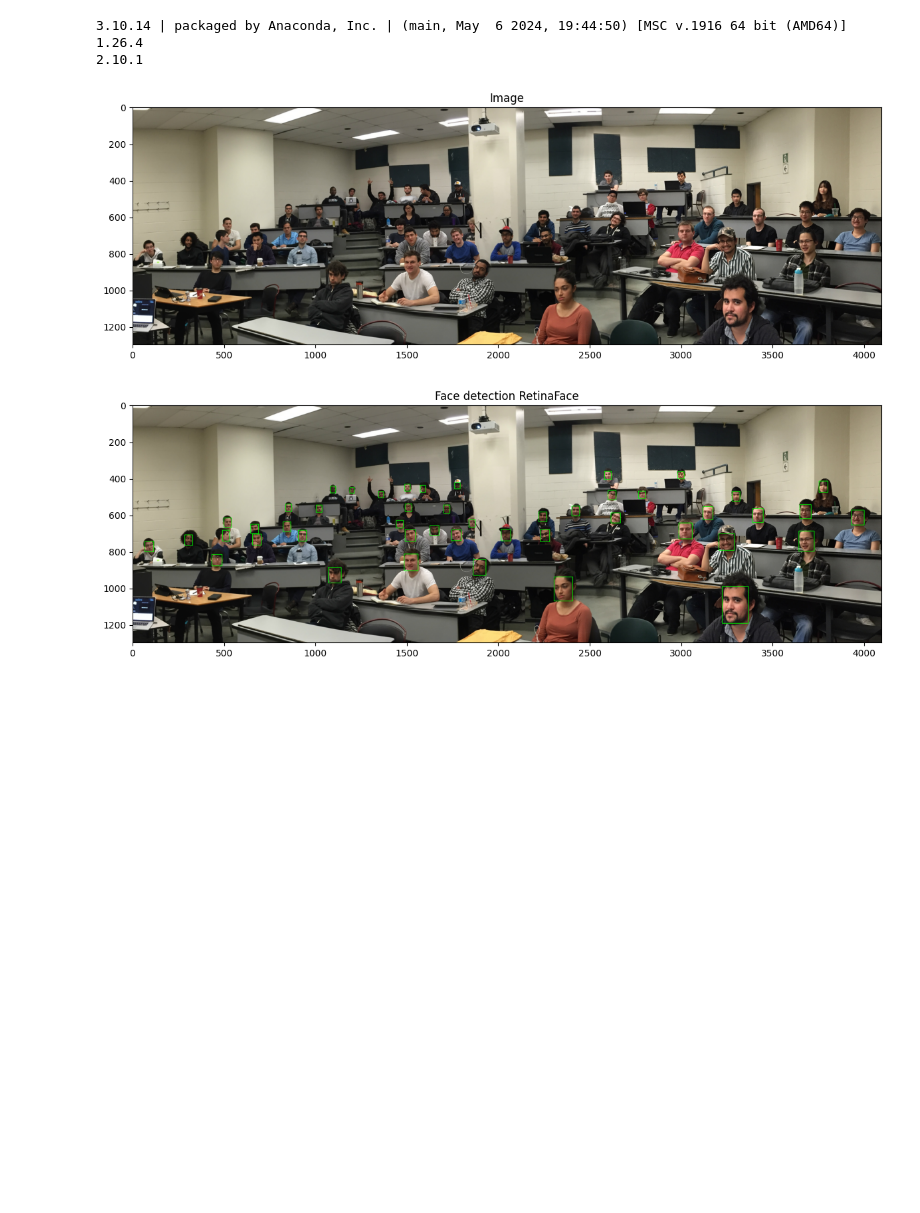
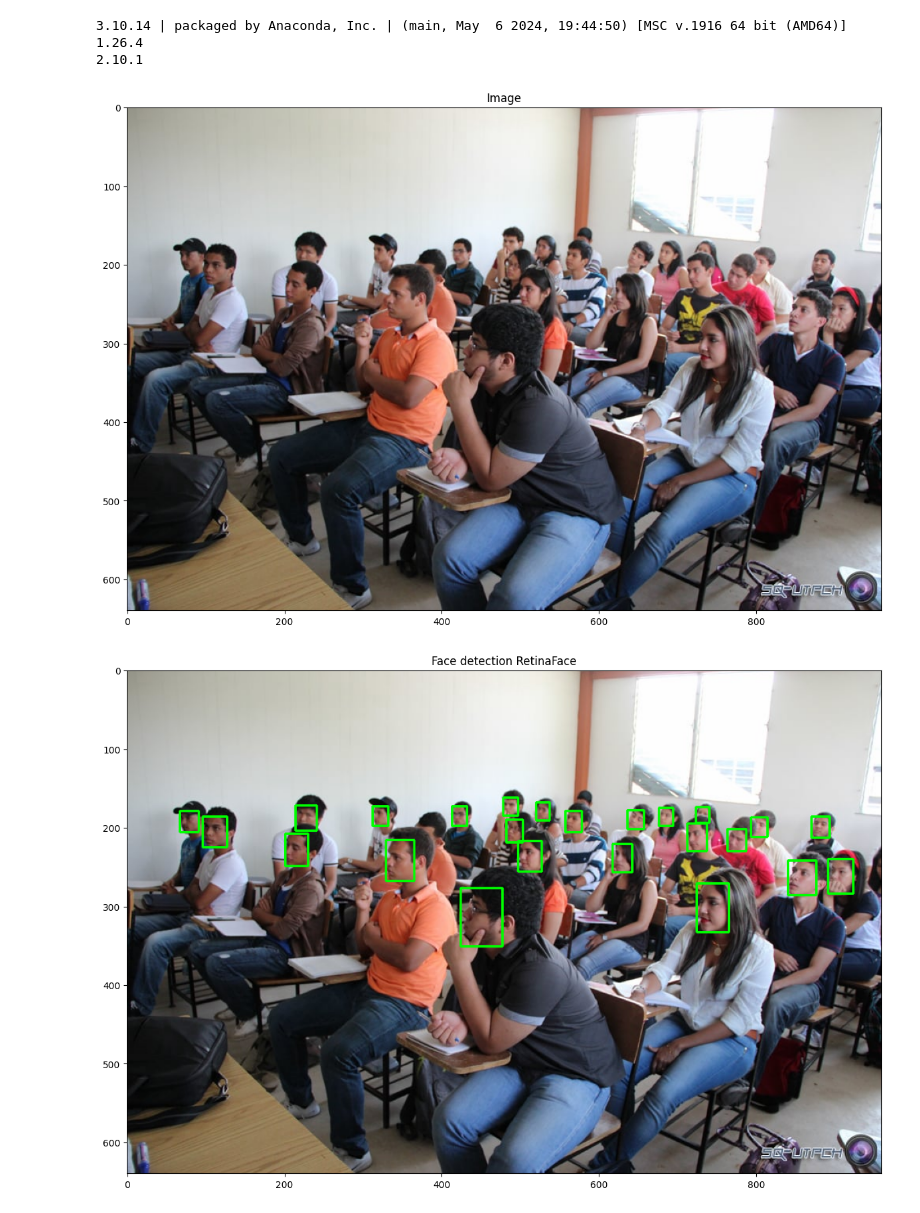
Before and after one commit to kendrick25/dfacescan, a Jupyter notebook: face-detection/rnretinaface/testretinaface.ipynb, the cells around one changed output. Saved outputs shown, nothing was run; the diff lists cells and outputs as text; code cells hidden in the pictures; blank space fills up the shorter version.

```diff
--- a/face-detection/rnretinaface/testretinaface.ipynb
+++ b/face-detection/rnretinaface/testretinaface.ipynb
@@ -13,35 +13,35 @@ print(tf.__version__)
 1.26.4
 2.10.1
 # %%
-imgpath:str = '../sampledata/others/class.jpg'
+imgpath:str = '../sampledata/others/IMG_8812.jpg'
 image = cv2.imread(imgpath)
 img_rgb = cv2.cvtColor(image, cv2.COLOR_BGR2RGB) #Convertir BGR a RGB para matplotlib
 
 plt.figure(figsize=(32,32))
 plt.subplot(1, 2, 1)
 plt.imshow(img_rgb)
 plt.title('Image')
 plt.axis('on')
 
 #detectar los rostros usando RetinaFace
 faces = RetinaFace.detect_faces(imgpath)
 
 #print(len(faces.keys()))
 for key in faces.keys():
     face = faces[key]
     facialarea = face["facial_area"]
     cv2.rectangle(image, (facialarea[2],facialarea[3]), (facialarea[0],facialarea[1]), (0, 255, 0), 2)
 
 # Convertir la imagen con las cajas delimitadoras a RGB para mostrarla con matplotlib
 img_rgb_with_boxes = cv2.cvtColor(image, cv2.COLOR_BGR2RGB)
 
 # Mostrar la imagen con los rostros detectados
 plt.figure(figsize=(32,32))
 plt.subplot(1, 2, 2)
 plt.imshow(img_rgb_with_boxes)
 plt.title('Face detection RetinaFace')
 plt.axis('on')
 plt.show()
 # %% [output]
-[figure, old version]
+[figure, new version]
-[figure, old version]
+[figure, new version]
```
